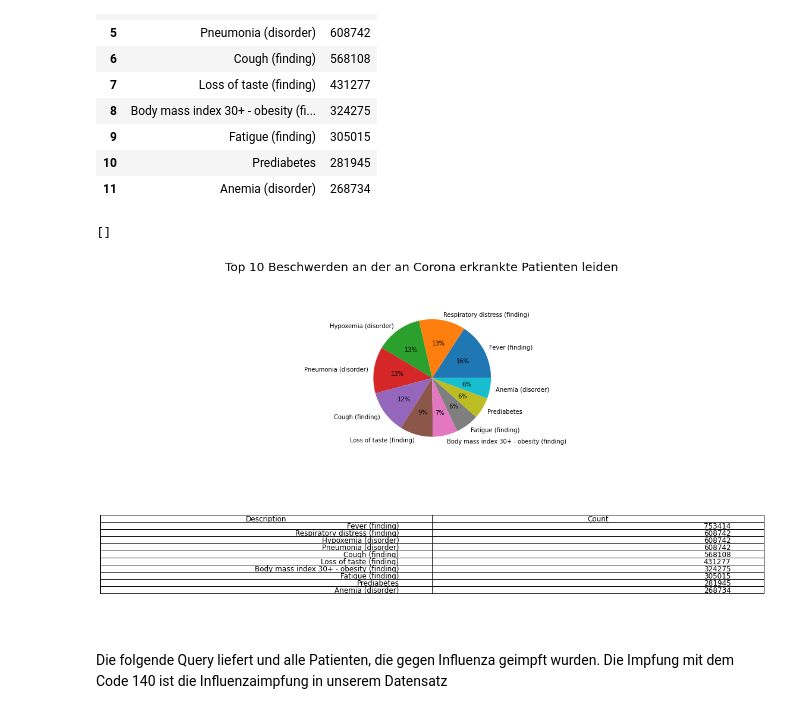
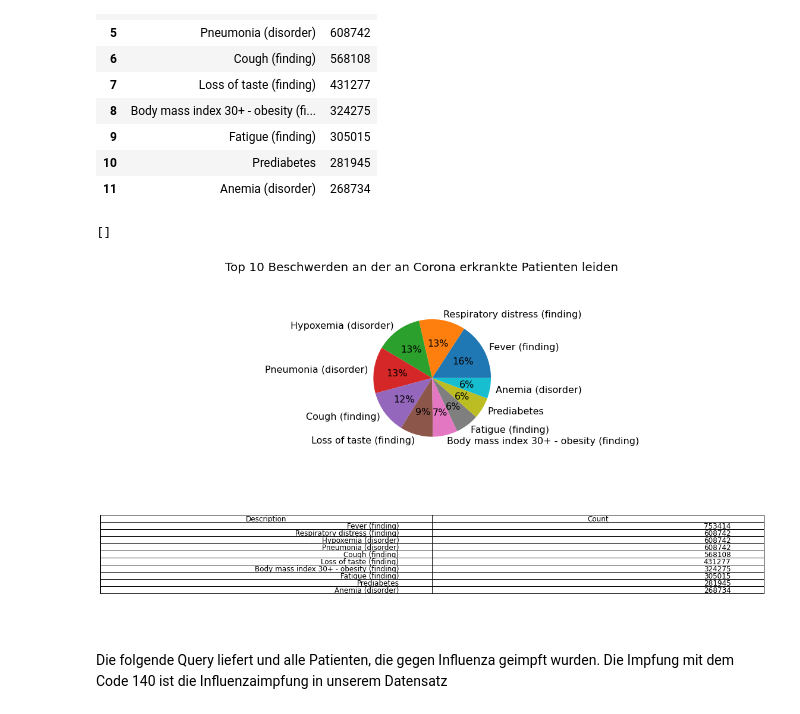
Before and after one commit to Fuenfgeld/DMA2022DataProjectA, a Jupyter notebook: Code/analyse.ipynb, the cells around one changed output. Cells and saved outputs as stored; diff of their text form; code cells hidden in the pictures.

```diff
--- a/Code/analyse.ipynb
+++ b/Code/analyse.ipynb
@@ -63,25 +63,25 @@ df_weitere_corona_beschwerden[2:12]
 # %%
 fig, ax = plt.subplots(nrows=2, ncols=1)
 plt.gcf().set_size_inches(20, 10)
 
 #Plot für Kuchendiagramm
 
-pie = ax[0].pie(df_weitere_corona_beschwerden[2:12].Count,labels=df_weitere_corona_beschwerden.Description[2:12], autopct = '%0.0f%%')
+pie = ax[0].pie(df_weitere_corona_beschwerden[2:12].Count,labels=df_weitere_corona_beschwerden.Description[2:12], autopct = '%0.0f%%', textprops={'fontsize': 16})
 
 
 #Plot für Tabelle
 table = ax[1].table(cellText=df_weitere_corona_beschwerden[2:12].values, colLabels=df_weitere_corona_beschwerden[2:12].columns, loc='center')
 table.auto_set_font_size(False)
 table.set_fontsize(12)
 # ax[1].axis('tight')
 ax[1].axis('off')
 
 
 fig.suptitle("Top 10 Beschwerden an der an Corona erkrankte Patienten leiden",fontsize=20)
 plt.plot()
 # %% [output]
 []
-[figure, old version]
+[figure, new version]
 # %% [markdown]
 Die folgende Query liefert und alle Patienten, die gegen Influenza geimpft wurden. Die Impfung mit dem Code 140 ist die Influenzaimpfung in unserem Datensatz
 # %%
```
Also changed, not shown: parts of 10 cells of this notebook, 6 other files.
